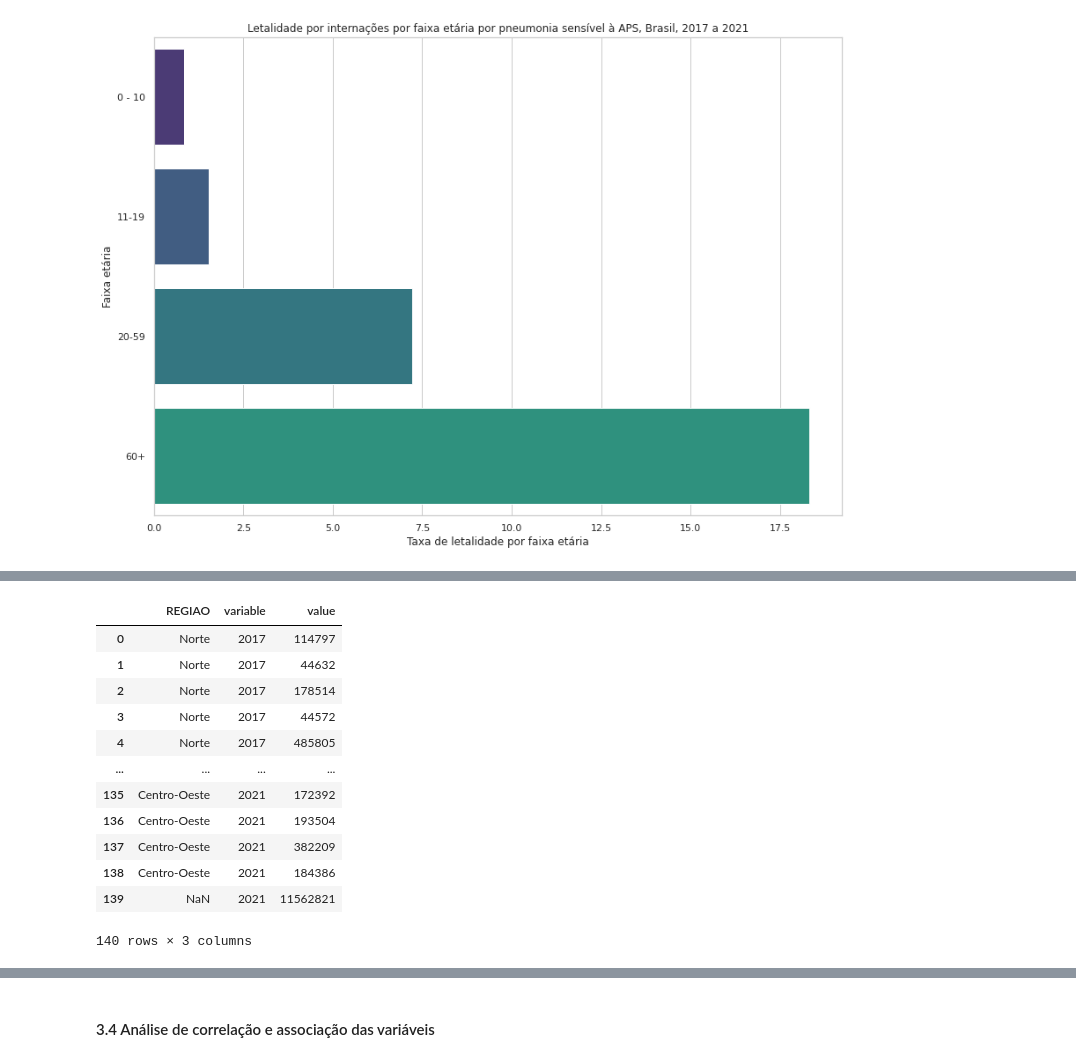
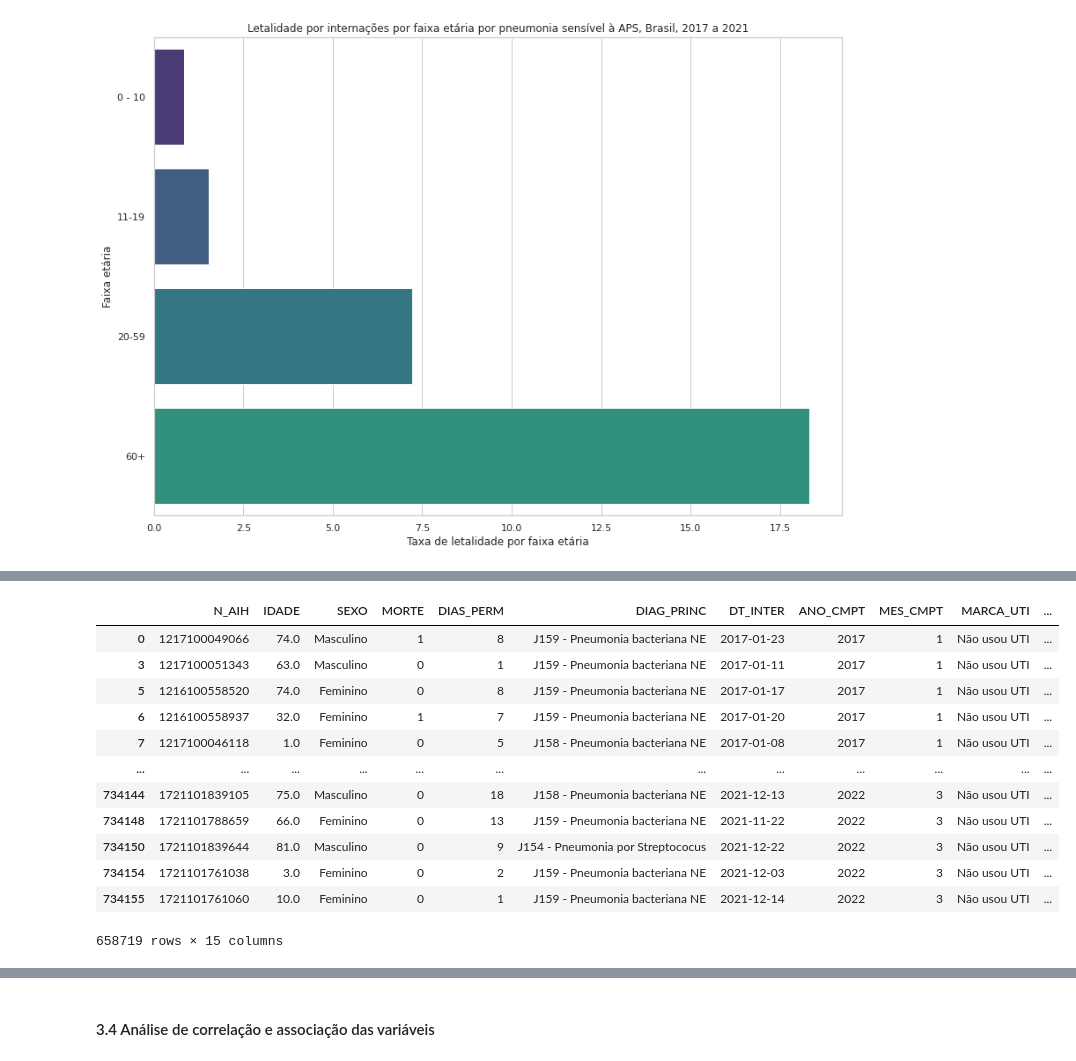
Before and after one commit to daniellybx/projeto_predicao_pneumonia, a Jupyter notebook: 02_analise_exploratoria.ipynb, the cells around one changed output, grey strips where cells are left out. Cells and saved outputs as stored; diff of their text form; code cells hidden in the pictures.

```diff
--- a/02_analise_exploratoria.ipynb
+++ b/02_analise_exploratoria.ipynb
@@ -602,29 +588,19 @@ memory usage: 91.5+ MB
-# %%
-#TAXA DE INTERNAÇÃO POR ANO E REGIÃO
-regiao = {"1":"Norte", "2":"Norderste", "3":"Sudeste", "4":"Sul", "5":"Centro-Oeste"}
-
-sih_pneumo2["REGIAO"] = sih_pneumo2["UF"].str.slice(0,1)
-sih_pneumo2["REGIAO"] = sih_pneumo2["REGIAO"].replace(regiao)
-
-internacoes_br["REGIAO"] = internacoes_br["UF"].str.slice(0,1)
-internacoes_br["REGIAO"] = internacoes_br["REGIAO"].replace(regiao)
-
-internacoes_br2 = internacoes_br.drop("UF", axis=1)
-internacoes_br2 = pd.melt(internacoes_br2, id_vars=["REGIAO"])
-internacoes_br2.set_axis([""], axis=1, inplace= True)
-# %%
-pd.melt(internacoes_br2, id_vars=["REGIAO"])
-# %% [output]
-|  | REGIAO | variable | value |
-| 0 | Norte | 2017 | 114797 |
-| 1 | Norte | 2017 | 44632 |
-| 2 | Norte | 2017 | 178514 |
-| 3 | Norte | 2017 | 44572 |
-| 4 | Norte | 2017 | 485805 |
-| ... | ... | ... | ... |
-| 135 | Centro-Oeste | 2021 | 172392 |
-| 136 | Centro-Oeste | 2021 | 193504 |
-| 137 | Centro-Oeste | 2021 | 382209 |
-| 138 | Centro-Oeste | 2021 | 184386 |
-| 139 | NaN | 2021 | 11562821 |
-140 rows × 3 columns
+# %%
+#TRATANDO DADOS DE REGIÃO DOS CASOS DE PNEUMONIA PARA CALCULAR TAXAS DE INTERNAÇÃO
+sih_pneumo2["REGIAO"] = sih_pneumo2["UF"].str.slice(0,1)
+sih_pneumo2["REGIAO"] = sih_pneumo2["REGIAO"].replace(regiao)
+sih_pneumo2
+# %% [output]
+|  | N_AIH | IDADE | SEXO | MORTE | DIAS_PERM | DIAG_PRINC | DT_INTER | ANO_CMPT | MES_CMPT | MARCA_UTI | ... |
+| 0 | 1217100049066 | 74.0 | Masculino | 1 | 8 | J159 - Pneumonia bacteriana NE | 2017-01-23 | 2017 | 1 | Não usou UTI | ... |
+| 3 | 1217100051343 | 63.0 | Masculino | 0 | 1 | J159 - Pneumonia bacteriana NE | 2017-01-11 | 2017 | 1 | Não usou UTI | ... |
+| 5 | 1216100558520 | 74.0 | Feminino | 0 | 8 | J159 - Pneumonia bacteriana NE | 2017-01-17 | 2017 | 1 | Não usou UTI | ... |
+| 6 | 1216100558937 | 32.0 | Feminino | 1 | 7 | J159 - Pneumonia bacteriana NE | 2017-01-20 | 2017 | 1 | Não usou UTI | ... |
+| 7 | 1217100046118 | 1.0 | Feminino | 0 | 5 | J158 - Pneumonia bacteriana NE | 2017-01-08 | 2017 | 1 | Não usou UTI | ... |
+| ... | ... | ... | ... | ... | ... | ... | ... | ... | ... | ... | ... |
+| 734144 | 1721101839105 | 75.0 | Masculino | 0 | 18 | J158 - Pneumonia bacteriana NE | 2021-12-13 | 2022 | 3 | Não usou UTI | ... |
+| 734148 | 1721101788659 | 66.0 | Feminino | 0 | 13 | J159 - Pneumonia bacteriana NE | 2021-11-22 | 2022 | 3 | Não usou UTI | ... |
+| 734150 | 1721101839644 | 81.0 | Masculino | 0 | 9 | J154 - Pneumonia por Streptococus | 2021-12-22 | 2022 | 3 | Não usou UTI | ... |
+| 734154 | 1721101761038 | 3.0 | Feminino | 0 | 2 | J159 - Pneumonia bacteriana NE | 2021-12-03 | 2022 | 3 | Não usou UTI | ... |
+| 734155 | 1721101761060 | 10.0 | Feminino | 0 | 1 | J159 - Pneumonia bacteriana NE | 2021-12-14 | 2022 | 3 | Não usou UTI | ... |
+658719 rows × 15 columns
```
Also changed, not shown: parts of 9 cells of this notebook.
